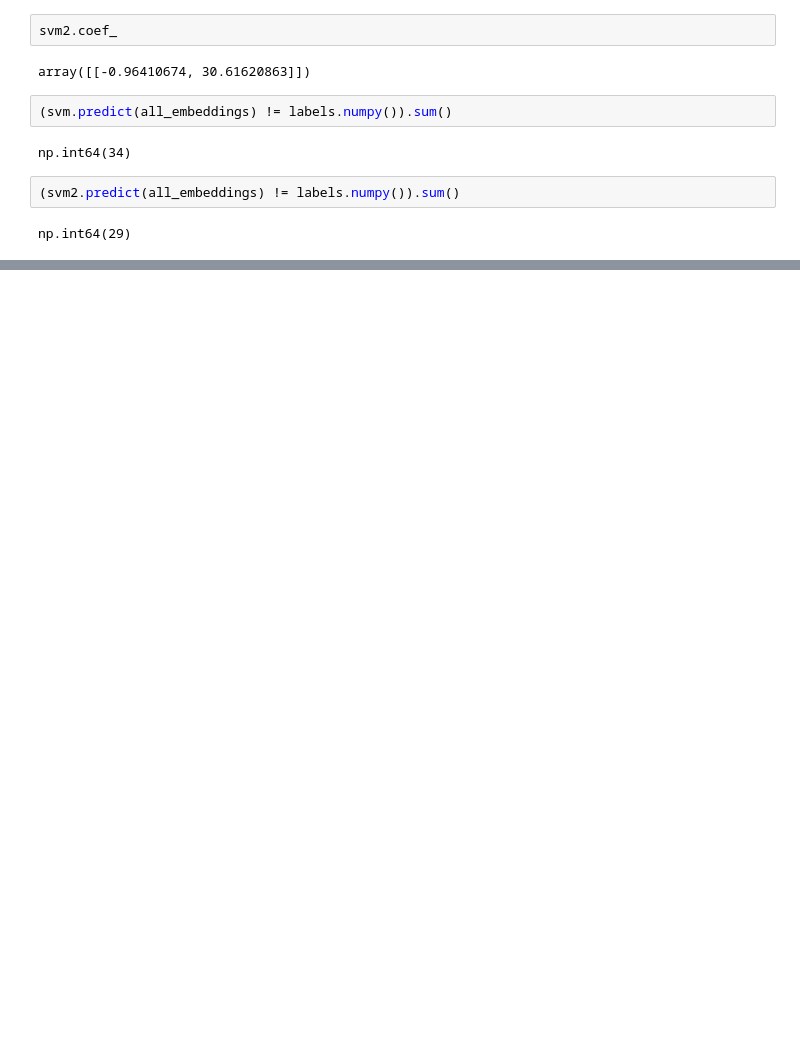
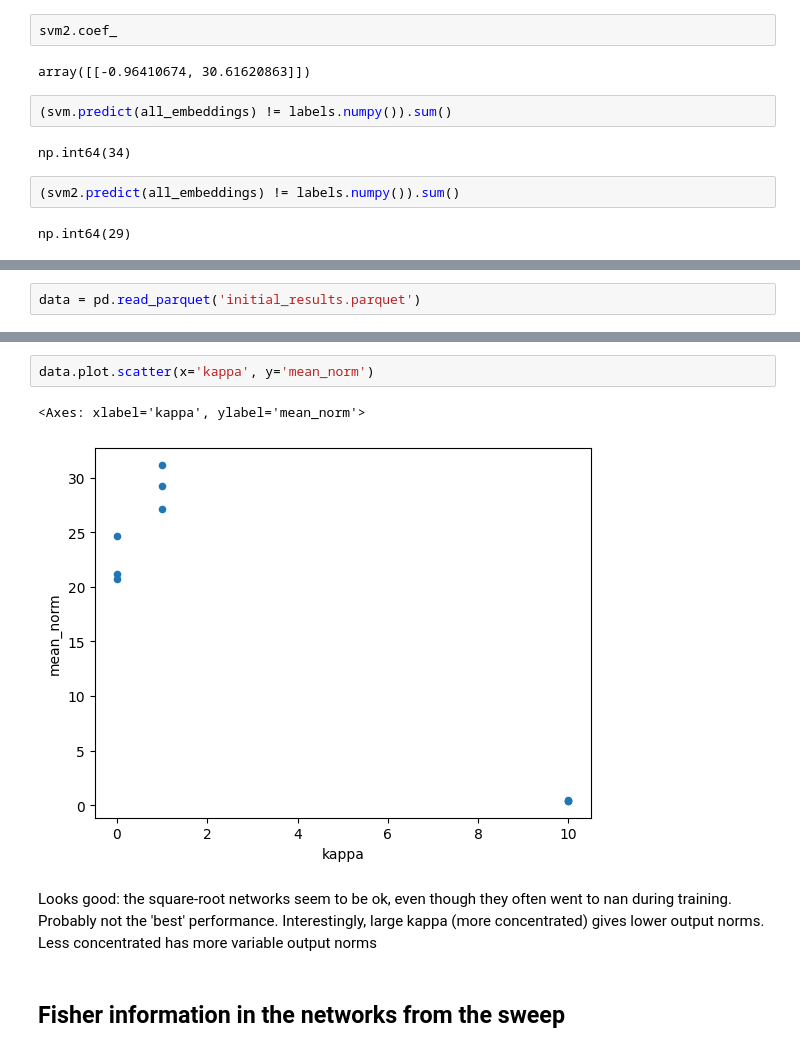
Before and after one commit to lrast/angleFinetuning, a Jupyter notebook: notebooks/0.0-NotesFromInitial.ipynb, the cells around one changed output, grey strips where cells are left out. Drawn from its saved outputs; the diff is of its cells as text; blank space fills up the shorter version.

```diff
--- a/notebooks/0.0-NotesFromInitial.ipynb
+++ b/notebooks/0.0-NotesFromInitial.ipynb
@@ -289,0 +245,2 @@ def dprime_projected_robust(X0, X1, direction=None, pooled=True, use_mad=True):
+# %%
+data = pd.read_parquet('initial_results.parquet')
@@ -289,0 +260,9 @@ def dprime_projected_robust(X0, X1, direction=None, pooled=True, use_mad=True):
+# %%
+data.plot.scatter(x='kappa', y='mean_norm')
+# %% [output]
+<Axes: xlabel='kappa', ylabel='mean_norm'>
+[figure, added]
+# %% [markdown]
+Looks good: the square-root networks seem to be ok, even though they often went to nan during training. Probably not the 'best' performance. Interestingly, large kappa  (more concentrated) gives lower output norms. Less concentrated has more variable output norms
+# %% [markdown]
+## Fisher information in the networks from the sweep
```
Also changed, not shown: parts of 84 cells of this notebook, 5 other files.
